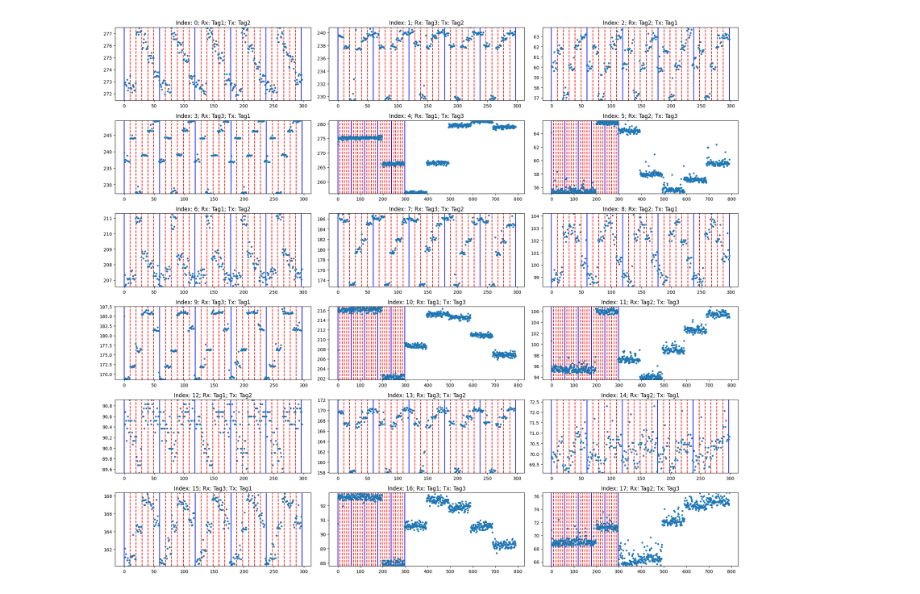
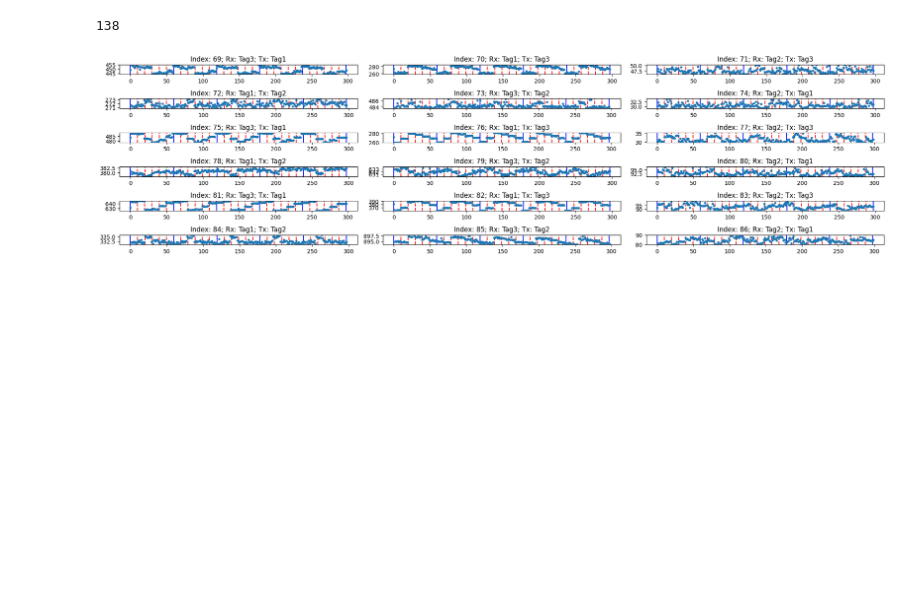
Before and after one commit to manavjeetsingh/RFImaging, a Jupyter notebook: Rovering/OCS/ThreeTags1/qualityCheck.ipynb, the cells around one changed output. Saved outputs shown, nothing was run; the diff lists cells and outputs as text; code cells hidden in the pictures; blank space fills up the shorter version.

```diff
--- a/Rovering/OCS/ThreeTags1/qualityCheck.ipynb
+++ b/Rovering/OCS/ThreeTags1/qualityCheck.ipynb
@@ -4,7 +4,7 @@ import pickle
 from matplotlib import pyplot as plt
 import numpy as np
 # %%
-with open(f'Step1/dataframes/{0}.df', "rb") as f:
+with open(f'Step1/dataframes/{3}.df', "rb") as f:
     df = pickle.load(f)
 
 df.head()
@@ -18,13 +18,13 @@ df.head()
 # %%
-#correction only remove later
-corrected_df=pd.DataFrame(columns=["Rx","Tx", "MPP Start Time (s)",
-                            "MPP Stop Time (s)","Voltages (mV)",
-                            "Frequency (MHz)", "Run Exp Num"])
+# #correction only remove later
+# corrected_df=pd.DataFrame(columns=["Rx","Tx", "MPP Start Time (s)",
+#                             "MPP Stop Time (s)","Voltages (mV)",
+#                             "Frequency (MHz)", "Run Exp Num"])
 
-for idx in range(df.shape[0]):
-    corrected_df=pd.concat([corrected_df,pd.DataFrame([df.iloc[idx][0]])],ignore_index=True)
-    corrected_df=pd.concat([corrected_df,pd.DataFrame([df.iloc[idx][1]])],ignore_index=True)
+# for idx in range(df.shape[0]):
+#     corrected_df=pd.concat([corrected_df,pd.DataFrame([df.iloc[idx][0]])],ignore_index=True)
+#     corrected_df=pd.concat([corrected_df,pd.DataFrame([df.iloc[idx][1]])],ignore_index=True)
 # %%
-df=corrected_df
+# df=corrected_df
 df["NumMPPs"]=5
-df
+# df
@@ -49,3 +31,7 @@ df
+# %%
+print(len(df))
+# %% [output]
+138
 # %%
 
 time_per_phase = 10/1000  # s
@@ -57,8 +43,9 @@ ver_lines = [0] + [ (time_per_phase-time_per_phase*0.01) * sampling_rate * (i +
 
 processedDF=pd.DataFrame(columns=["Rx","Tx", "Voltages (mV)", "Phase1","Phase2","Phase3","Phase4","Phase5","Phase6",
                                 "Frequency (MHz)", "Run Exp Num", "NumMPPs"])
-plt.figure(figsize=(20,20))
-for df_idx in range(len(df)):
+plt.figure(figsize=(20,40))
+# for df_idx in range(len(df)):
+for df_idx in range(69,(69+18)):
 
     voltages=df.iloc[df_idx]['Voltages (mV)']
     phase_medians={
@@ -85,34 +72,34 @@ for df_idx in range(len(df)):
         "Phase1":phase_medians[1],
         "Phase2":phase_medians[2],
         "Phase3":phase_medians[3],
         "Phase4":phase_medians[4],
         "Phase5":phase_medians[5],
         "Phase6":phase_medians[6],
         "Frequency (MHz)":df.iloc[df_idx]["Frequency (MHz)"],
         "Run Exp Num":df.iloc[df_idx]["Run Exp Num"],
         "NumMPPs":df.iloc[df_idx]["NumMPPs"],
     }
 
     # Identify and print bad MPPs
     # bad=False
     # for k in phase_medians.keys():
     #     assert(len(phase_medians[k])==num_mpps)
     #     if np.std(phase_medians[k])>1:
     #         print(f"Bad data found at {df_idx} df_idx at phase {k}.")
     #         print(len(phase_medians[k]), np.mean(phase_medians[k]), np.std(phase_medians[k]))
 
     processedDF=pd.concat([processedDF,pd.DataFrame([entry])],ignore_index=True)
     if plotting:
         plt.ylim([np.percentile(voltages,1), np.percentile(voltages,99)])
         plt.plot(voltages,'.')
         plt.title(f"Index: {df_idx}; Rx: {df.iloc[df_idx]['Rx']}; Tx: {df.iloc[df_idx]['Tx']}")
         plt.tight_layout()
     # break
 
 if plotting:
     plt.show()
 # %% [output]
-[figure, old version]
+[figure, new version]
 # %%
 processedDF
 # %% [output]
```
Also changed, not shown: parts of 3 cells of this notebook, 48 other files.
